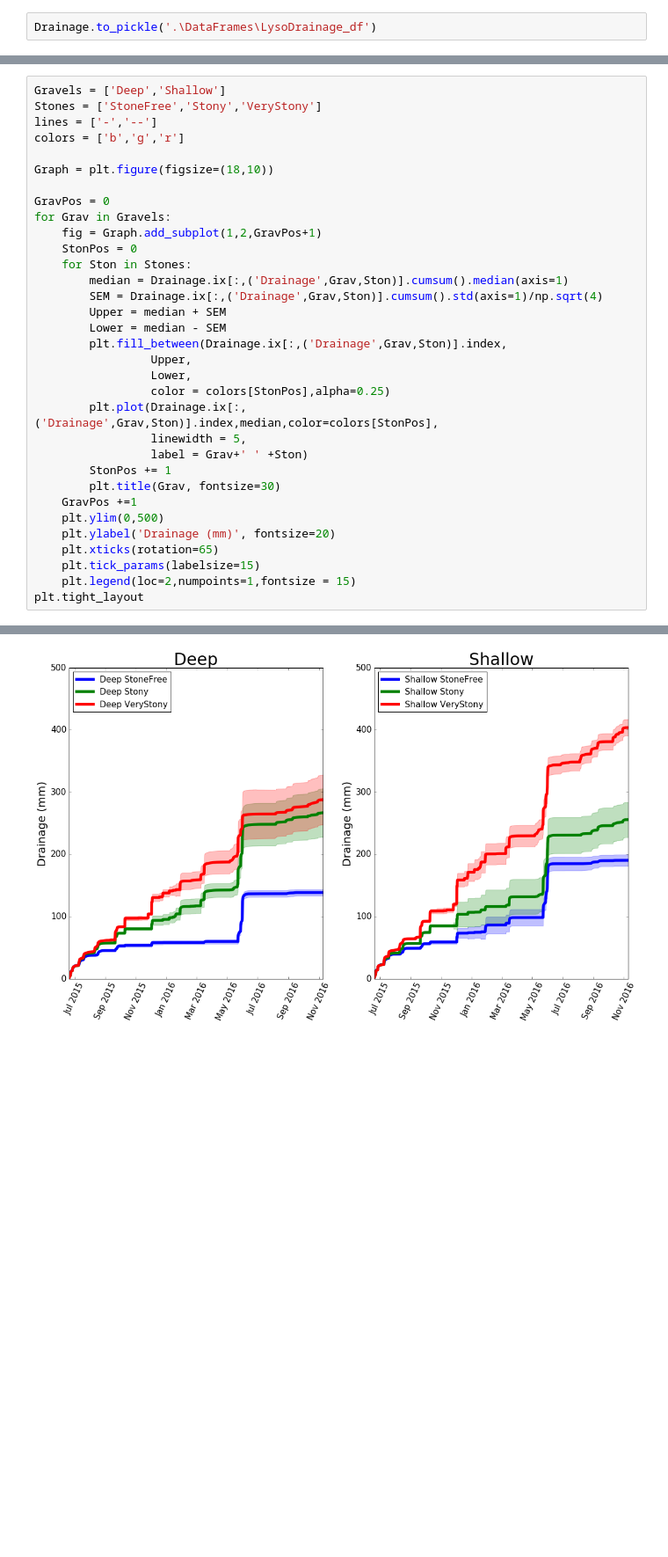
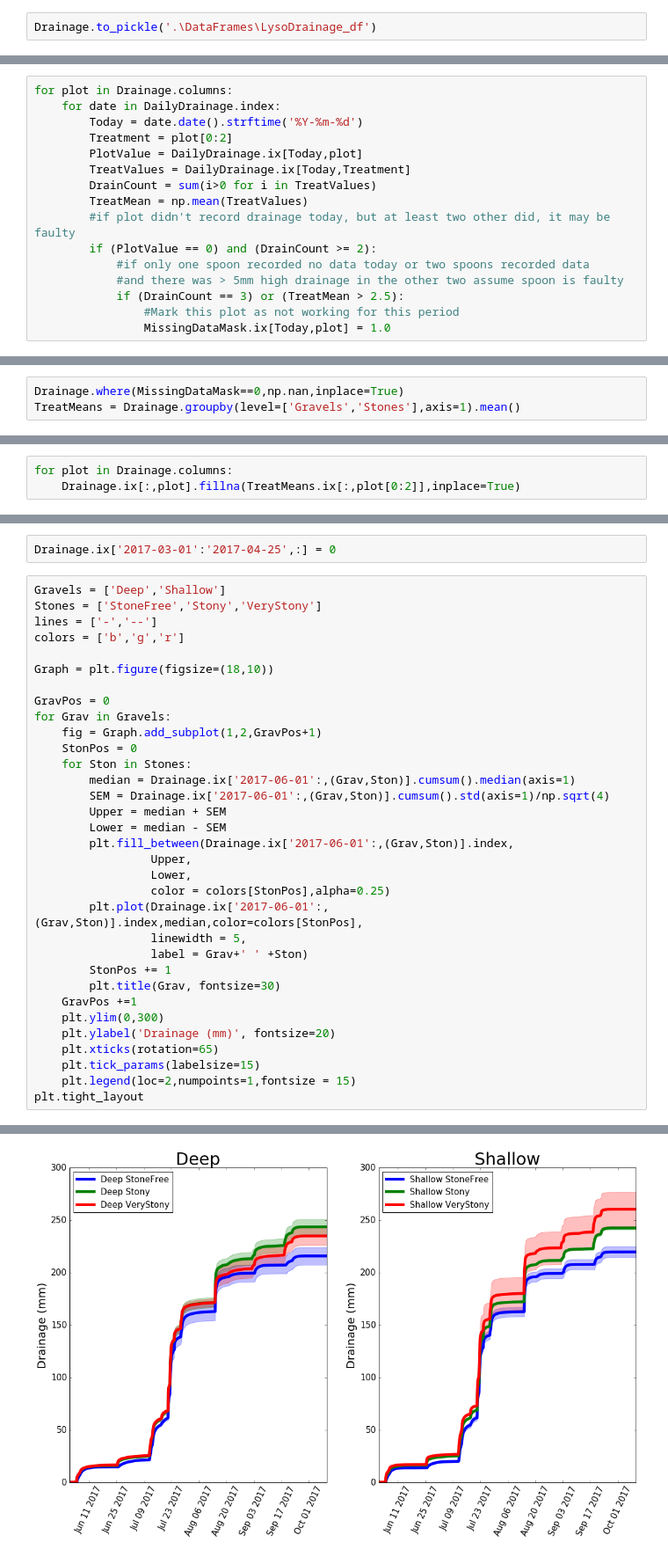
Before and after one commit to HamishBrownPFR/StonySoilLysimeters, a Jupyter notebook: Drainage Analysis.ipynb, the cells around one changed output, grey strips where cells are left out. Shown at 88% size. Saved outputs shown, nothing was run; the diff lists cells and outputs as text; blank space fills up the shorter version.

Commit message:
Tidied up drainage calculations

```diff
--- a/Drainage Analysis.ipynb
+++ b/Drainage Analysis.ipynb
@@ -154,0 +190,16 @@ for Ston in Stones:
+# %%
+for plot in Drainage.columns:
+    for date in DailyDrainage.index:
+        Today = date.date().strftime('%Y-%m-%d')
+        Treatment = plot[0:2]
+        PlotValue = DailyDrainage.ix[Today,plot]
+        TreatValues = DailyDrainage.ix[Today,Treatment]
+        DrainCount = sum(i>0 for i in TreatValues)
+        TreatMean = np.mean(TreatValues)
+        #if plot didn't record drainage today, but at least two other did, it may be faulty
+        if (PlotValue == 0) and (DrainCount >= 2):
+            #if only one spoon recorded no data today or two spoons recorded data
+            #and there was > 5mm high drainage in the other two assume spoon is faulty
+            if (DrainCount == 3) or (TreatMean > 2.5):
+                #Mark this plot as not working for this period
+                MissingDataMask.ix[Today,plot] = 1.0
@@ -154,0 +218,3 @@ for Ston in Stones:
+# %%
+Drainage.where(MissingDataMask==0,np.nan,inplace=True)
+TreatMeans = Drainage.groupby(level=['Gravels','Stones'],axis=1).mean()
@@ -154,0 +223,3 @@ for Ston in Stones:
+# %%
+for plot in Drainage.columns:
+    Drainage.ix[:,plot].fillna(TreatMeans.ix[:,plot[0:2]],inplace=True)
@@ -155,36 +228,38 @@ for Ston in Stones:
+# %%
+Drainage.ix['2017-03-01':'2017-04-25',:] = 0
 # %%
 Gravels = ['Deep','Shallow']
 Stones = ['StoneFree','Stony','VeryStony']
 lines = ['-','--']
 colors = ['b','g','r']
 
 Graph = plt.figure(figsize=(18,10))
 
 GravPos = 0
 for Grav in Gravels:
     fig = Graph.add_subplot(1,2,GravPos+1)
     StonPos = 0
     for Ston in Stones:
-        median = Drainage.ix[:,('Drainage',Grav,Ston)].cumsum().median(axis=1)
-        SEM = Drainage.ix[:,('Drainage',Grav,Ston)].cumsum().std(axis=1)/np.sqrt(4)
+        median = Drainage.ix['2017-06-01':,(Grav,Ston)].cumsum().median(axis=1)
+        SEM = Drainage.ix['2017-06-01':,(Grav,Ston)].cumsum().std(axis=1)/np.sqrt(4)
         Upper = median + SEM
         Lower = median - SEM
-        plt.fill_between(Drainage.ix[:,('Drainage',Grav,Ston)].index,
+        plt.fill_between(Drainage.ix['2017-06-01':,(Grav,Ston)].index,
                  Upper,
                  Lower,
                  color = colors[StonPos],alpha=0.25)
-        plt.plot(Drainage.ix[:,('Drainage',Grav,Ston)].index,median,color=colors[StonPos],
+        plt.plot(Drainage.ix['2017-06-01':,(Grav,Ston)].index,median,color=colors[StonPos],
                  linewidth = 5,
                  label = Grav+' ' +Ston)
         StonPos += 1
         plt.title(Grav, fontsize=30)
     GravPos +=1
-    plt.ylim(0,500)
+    plt.ylim(0,300)
     plt.ylabel('Drainage (mm)', fontsize=20)
     plt.xticks(rotation=65)
     plt.tick_params(labelsize=15)
     plt.legend(loc=2,numpoints=1,fontsize = 15)
 plt.tight_layout
 # %% [output]
 <function matplotlib.pyplot.tight_layout>
-[figure, old version]
+[figure, new version]
```
Also changed, not shown: parts of 23 cells of this notebook.
